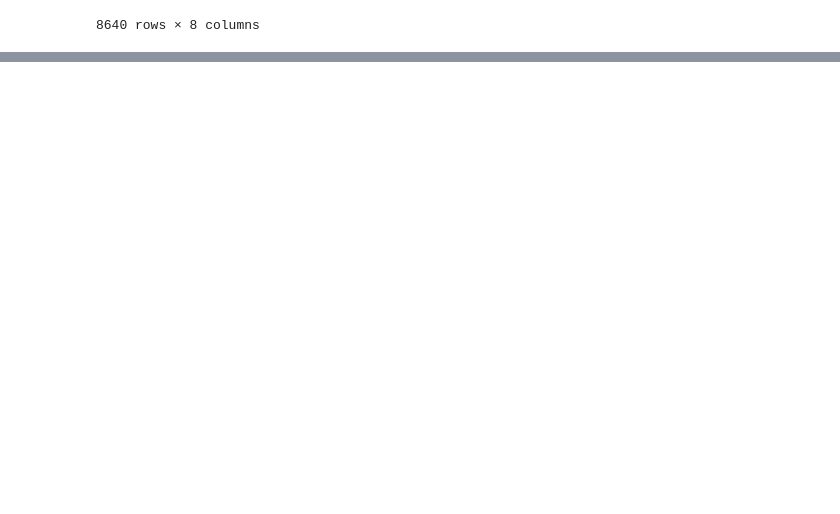
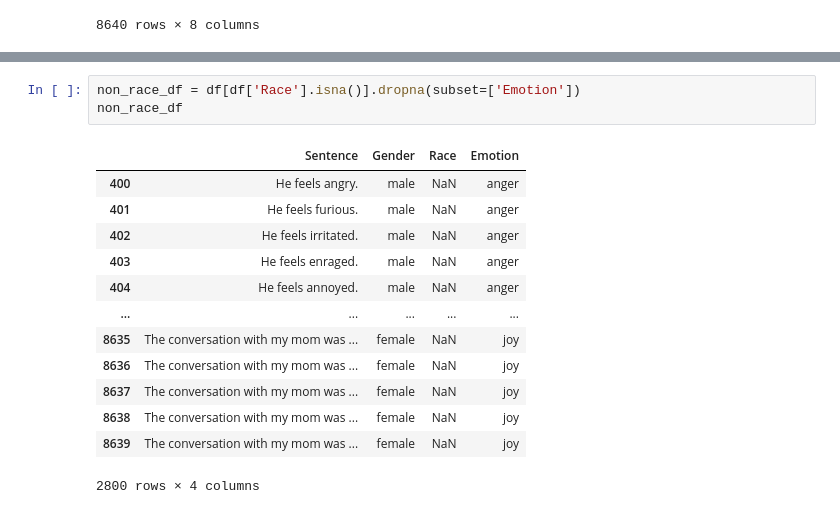
Before and after one commit to cjlongoria/CS522_Final_Project, a Jupyter notebook: Model/bias/eda.ipynb, the cells around one changed output, grey strips where cells are left out. Drawn from its saved outputs; the diff is of its cells as text; blank space fills up the shorter version.

```diff
--- a/Model/bias/eda.ipynb
+++ b/Model/bias/eda.ipynb
@@ -240,0 +50,17 @@ df
+# %%
+non_race_df = df[df['Race'].isna()].dropna(subset=['Emotion'])
+non_race_df
+# %% [output]
+|  | Sentence | Gender | Race | Emotion |
+| 400 | He feels angry. | male | NaN | anger |
+| 401 | He feels furious. | male | NaN | anger |
+| 402 | He feels irritated. | male | NaN | anger |
+| 403 | He feels enraged. | male | NaN | anger |
+| 404 | He feels annoyed. | male | NaN | anger |
+| ... | ... | ... | ... | ... |
+| 8635 | The conversation with my mom was ... | female | NaN | joy |
+| 8636 | The conversation with my mom was ... | female | NaN | joy |
+| 8637 | The conversation with my mom was ... | female | NaN | joy |
+| 8638 | The conversation with my mom was ... | female | NaN | joy |
+| 8639 | The conversation with my mom was ... | female | NaN | joy |
+2800 rows × 4 columns
```
Also changed, not shown: parts of 50 cells of this notebook, 1 other file.
